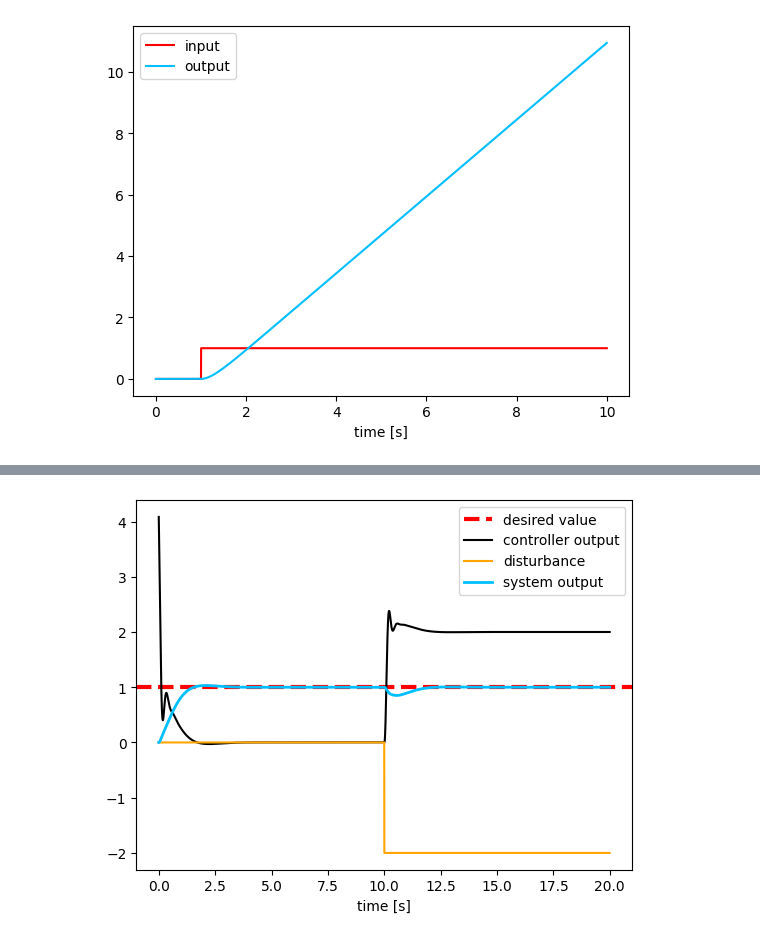
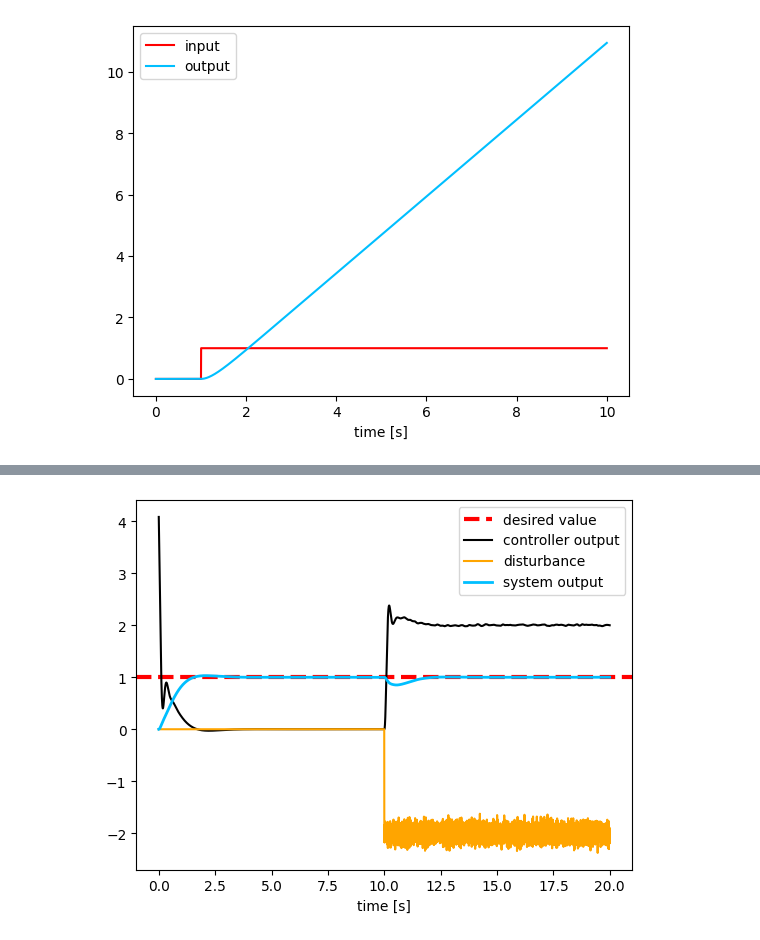
Before and after one commit to michalnand/ai_libs, a Jupyter notebook: examples/control/04_disturbance_rejection/demo.ipynb, the cells around one changed output, grey strips where cells are left out. Saved outputs shown, nothing was run; the diff lists cells and outputs as text; code cells hidden in the pictures.

```diff
--- a/examples/control/04_disturbance_rejection/demo.ipynb
+++ b/examples/control/04_disturbance_rejection/demo.ipynb
@@ -105,7 +105,7 @@ for n in range(n_steps):
     u_tmp = numpy.ones((1, 1))
 
     if n > n_steps//2:
-        d = -2
+        d = -2 + numpy.random.randn()*0.1
     else:
         d = 0
 
@@ -172,36 +172,36 @@ for n in range(n_steps):
     u_tmp = numpy.ones((1, 1))
 
     if n > n_steps//2:
-        d = -2
+        d = -2 + numpy.random.randn()*0.1
     else:
         d = 0
 
     x, y = ds.forward_state(u_tmp*(u + d))
 
     x = x[0][0]
 
     t_result.append(n*dt)
     u_result.append(u)
     d_result.append(d)
     xr_result.append(xr)
     x_result.append(x)
 
 
 t_result    = numpy.array(t_result)
 u_result    = numpy.array(u_result)
 d_result    = numpy.array(d_result)
 xr_result   = numpy.array(xr_result)
 x_result    = numpy.array(x_result)
 
 
 import matplotlib.pyplot as plt
 
 plt.axhline(y=xr, color='red', linestyle='--', label='desired value', lw=3)
 plt.plot(t_result, u_result, label="controller output", color="black")
 plt.plot(t_result, d_result, label="disturbance", color="orange")
 plt.plot(t_result, x_result, label="system output", color="deepskyblue", lw=2)
 plt.xlabel("time [s]")
 plt.legend()
 plt.show()
 # %% [output]
-[figure, old version]
+[figure, new version]
```
Also changed, not shown: parts of 1 cell of this notebook, 4 other files.
